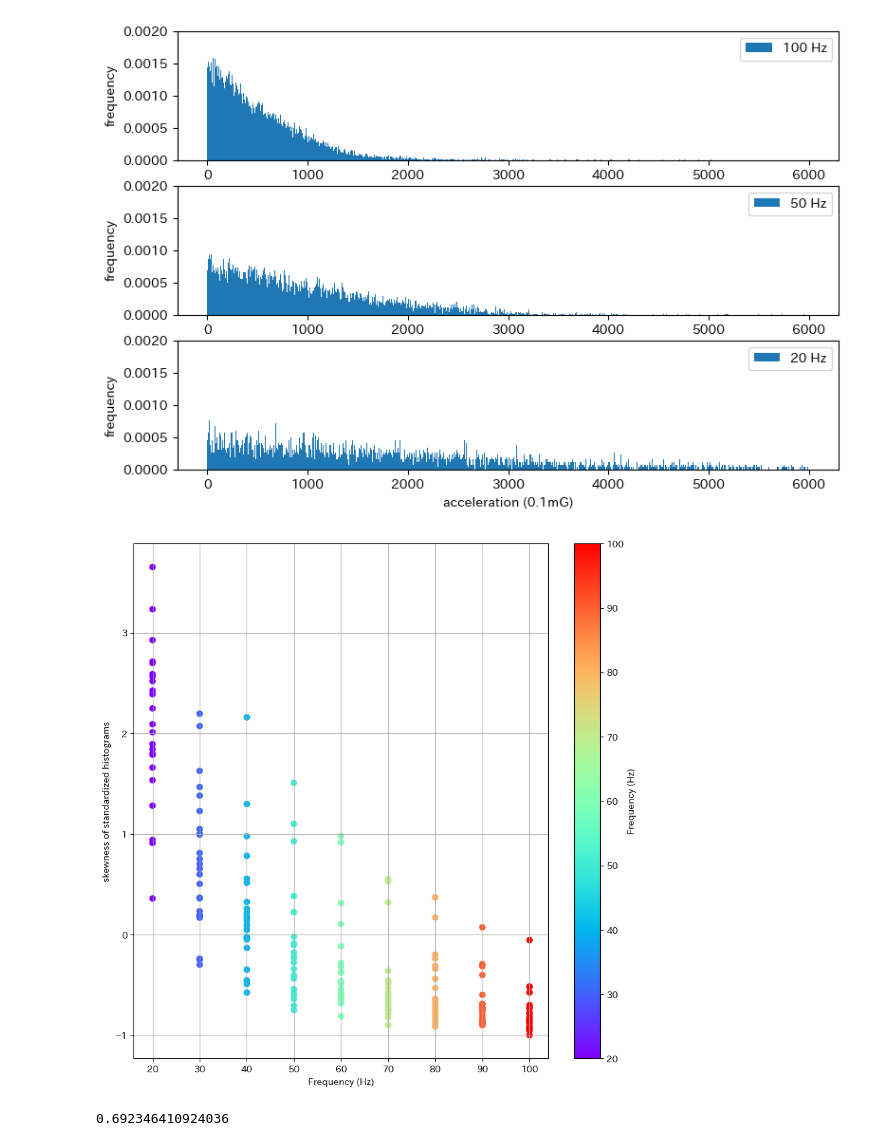
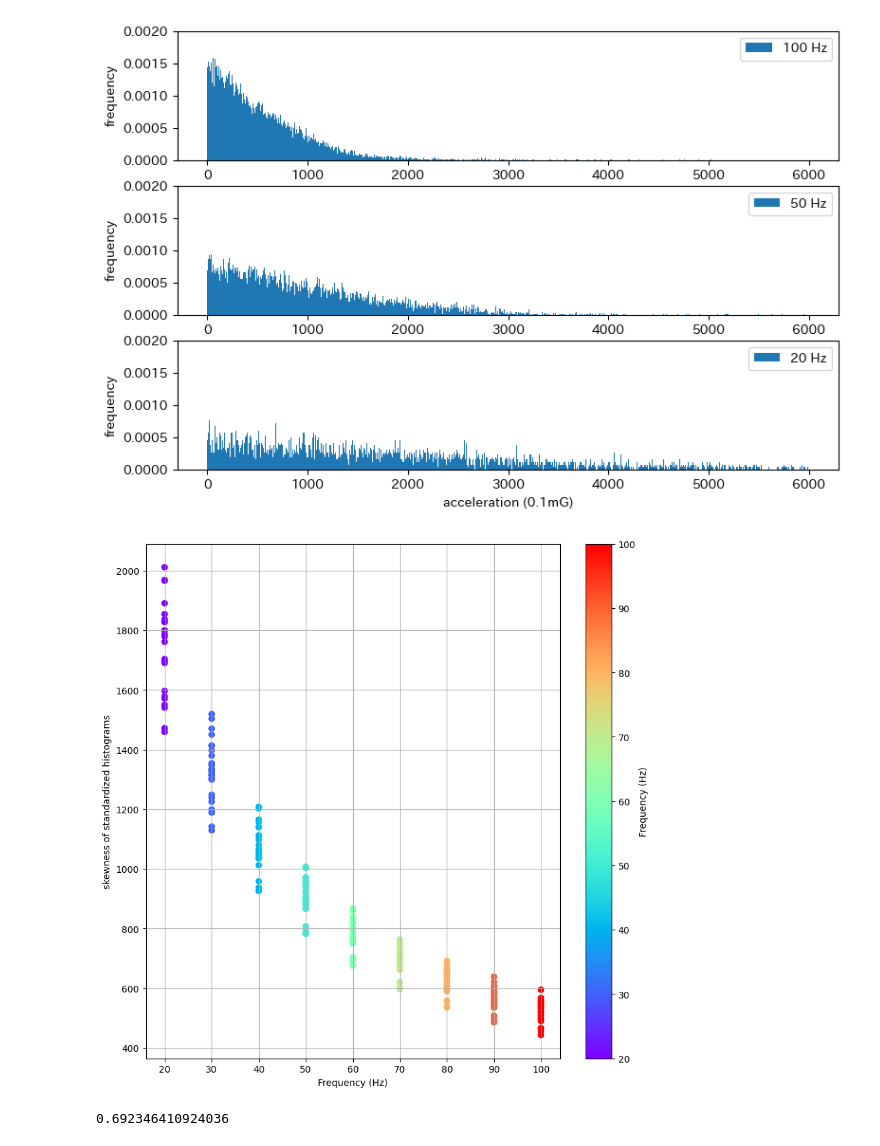
Before and after one commit to hinapyon/Sampling-Frequency-Estimating-of-Human-Activity-Acceleration-Data-using-Transformer-based-Regression, a Jupyter notebook: AcrossDifferentDomains.ipynb, the cells around one changed output. Cells and saved outputs as stored; diff of their text form; code cells hidden in the pictures.

```diff
--- a/AcrossDifferentDomains.ipynb
+++ b/AcrossDifferentDomains.ipynb
@@ -364,8 +364,12 @@ def path_to_features(path: str) -> tuple[np.array, np.array]:
     return features, Hz
 # %%
 DifferenceAcc_list, DifferenceAcc_hist, Hz = path_to_histogram("/content/drive/MyDrive/my_walk_data(100Hz15minutes)/")
+# %%
+Features, Hz = path_to_features("/content/drive/MyDrive/my_walk_data(100Hz15minutes)/")
 # %%
 path = "/content/drive/MyDrive/my_walk_data(100Hz15minutes)/"
+# %%
+avg = []
 # %%
 for i in range(len(Hz)):
-  print(max(DifferenceAcc_list[i]))
+  avg.append(sum(DifferenceAcc_list[i])/len(DifferenceAcc_list[i]))
@@ -429,15 +417,15 @@ plt.show()
 # %%
 # クラスごとに色分けされたプロットを作成
 plt.figure(figsize=(10, 10))
-plt.scatter(Hz, DifferenceAcc_hist[:, ], c=Hz, cmap='rainbow', marker='o')
+plt.scatter(Hz, avg, c=Hz, cmap='rainbow', marker='o')
 plt.colorbar(label='Frequency (Hz)')
 plt.xlabel('Frequency (Hz)')
 plt.ylabel('skewness of standardized histograms')
 #plt.ylim(-0.5, 4.5)
 plt.grid(True)
 plt.show()
 # %% [output]
-[figure, old version]
+[figure, new version]
 # %%
 skew(DifferenceAcc_list[420])
 # %% [output]
```
Also changed, not shown: parts of 4 cells of this notebook.
